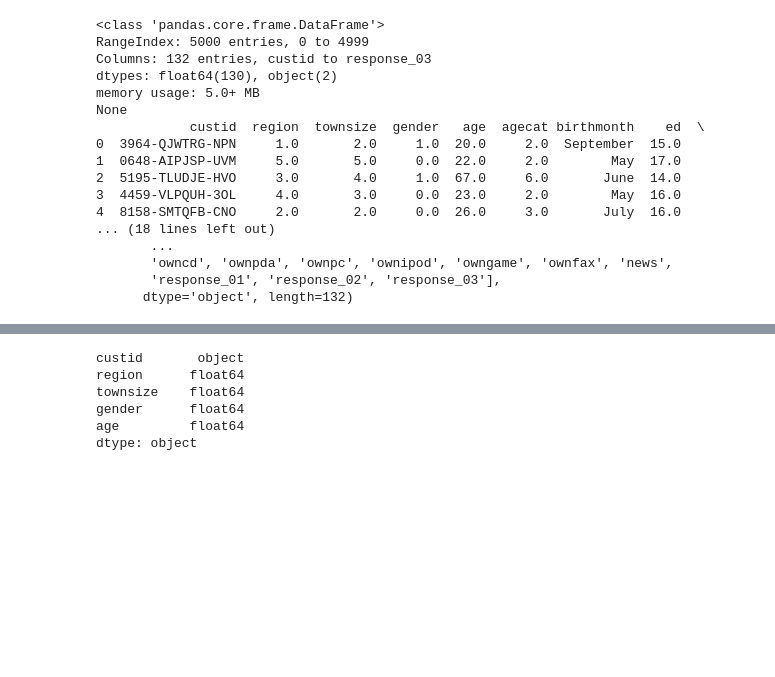
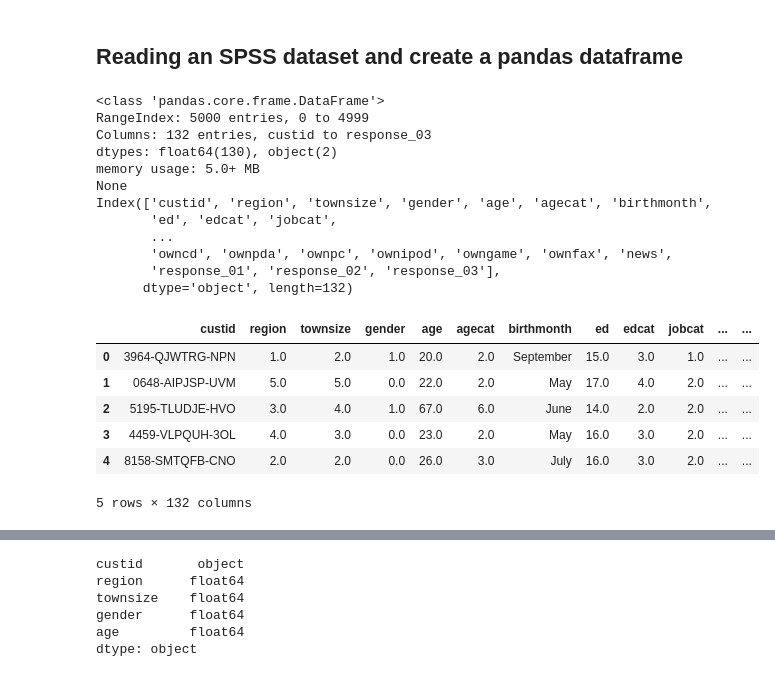
Before and after one commit to trivikram18/SPSSReadWrite, a Jupyter notebook: SPSS_IO.ipynb, the cells around one changed output, grey strips where cells are left out. Drawn from its saved outputs; the diff is of its cells as text; code cells hidden in the pictures; blank space fills up the shorter version.

```diff
--- a/SPSS_IO.ipynb
+++ b/SPSS_IO.ipynb
@@ -6,3 +9,5 @@ import savReaderWriter as s
+# %% [markdown]
+## Reading an SPSS dataset and create a pandas dataframe
 # %%
 reader = s.SavReader('customer_dbase.sav', ioUtf8=True)
 # %%
@@ -18,23 +23,25 @@ reader.close()
 # %%
 df = pd.DataFrame(data=all_data, columns=Var_Names)
 print(df.info())
-print(df.head())
 print(df.columns)
+df.head()
 # %% [output]
 <class 'pandas.core.frame.DataFrame'>
 RangeIndex: 5000 entries, 0 to 4999
 Columns: 132 entries, custid to response_03
 dtypes: float64(130), object(2)
 memory usage: 5.0+ MB
 None
-            custid  region  townsize  gender   age  agecat birthmonth    ed  \
-0  3964-QJWTRG-NPN     1.0       2.0     1.0  20.0     2.0  September  15.0
-1  0648-AIPJSP-UVM     5.0       5.0     0.0  22.0     2.0        May  17.0
-2  5195-TLUDJE-HVO     3.0       4.0     1.0  67.0     6.0       June  14.0
-3  4459-VLPQUH-3OL     4.0       3.0     0.0  23.0     2.0        May  16.0
-4  8158-SMTQFB-CNO     2.0       2.0     0.0  26.0     3.0       July  16.0
-... (18 lines left out)
+Index(['custid', 'region', 'townsize', 'gender', 'age', 'agecat', 'birthmonth',
+       'ed', 'edcat', 'jobcat',
        ...
        'owncd', 'ownpda', 'ownpc', 'ownipod', 'owngame', 'ownfax', 'news',
        'response_01', 'response_02', 'response_03'],
       dtype='object', length=132)
+|  | custid | region | townsize | gender | age | agecat | birthmonth | ed | edcat | jobcat | ... | ... |
+| 0 | 3964-QJWTRG-NPN | 1.0 | 2.0 | 1.0 | 20.0 | 2.0 | September | 15.0 | 3.0 | 1.0 | ... | ... |
+| 1 | 0648-AIPJSP-UVM | 5.0 | 5.0 | 0.0 | 22.0 | 2.0 | May | 17.0 | 4.0 | 2.0 | ... | ... |
+| 2 | 5195-TLUDJE-HVO | 3.0 | 4.0 | 1.0 | 67.0 | 6.0 | June | 14.0 | 2.0 | 2.0 | ... | ... |
+| 3 | 4459-VLPQUH-3OL | 4.0 | 3.0 | 0.0 | 23.0 | 2.0 | May | 16.0 | 3.0 | 2.0 | ... | ... |
+| 4 | 8158-SMTQFB-CNO | 2.0 | 2.0 | 0.0 | 26.0 | 3.0 | July | 16.0 | 3.0 | 2.0 | ... | ... |
+5 rows × 132 columns
```
Also changed, not shown: parts of 41 cells of this notebook, 5 other files.
